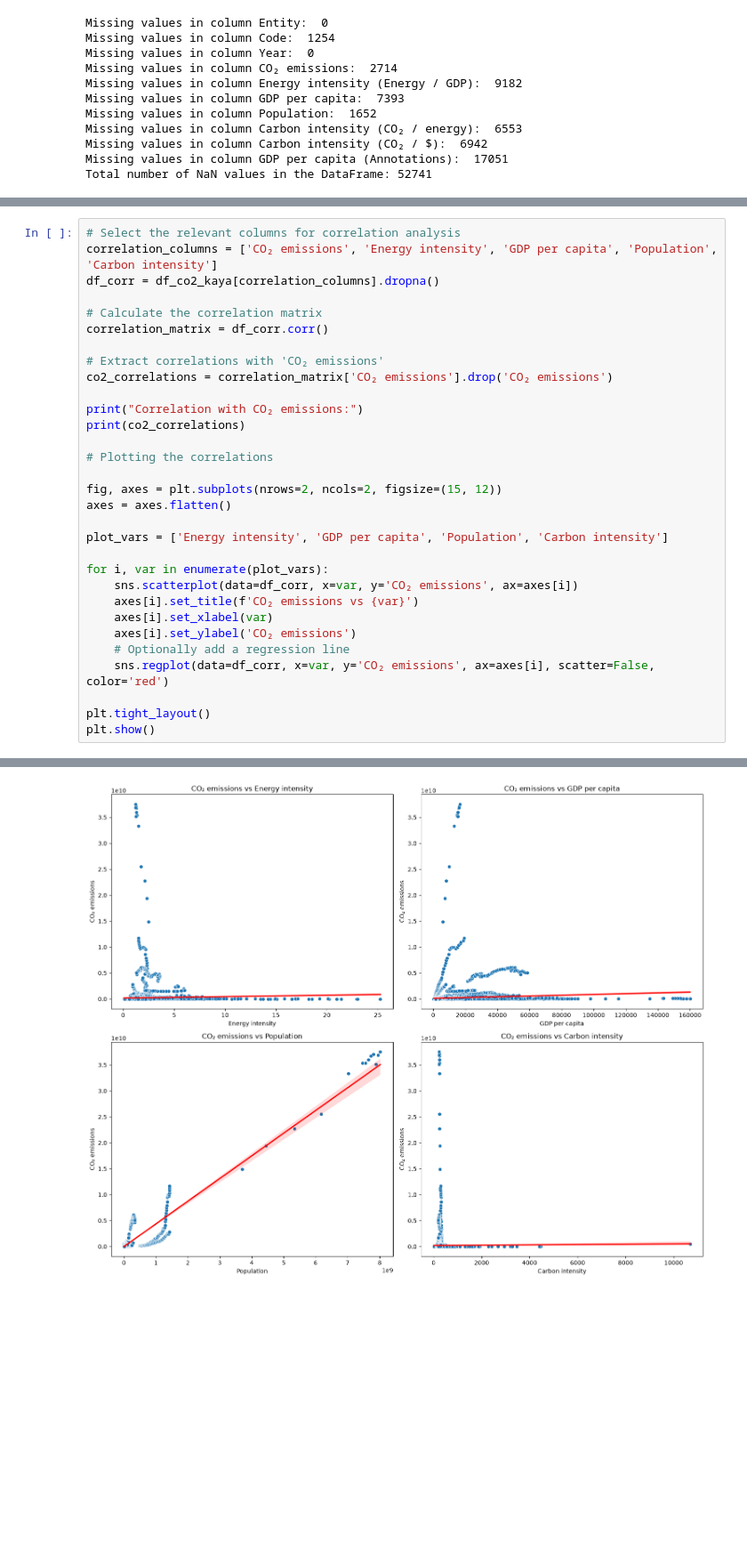
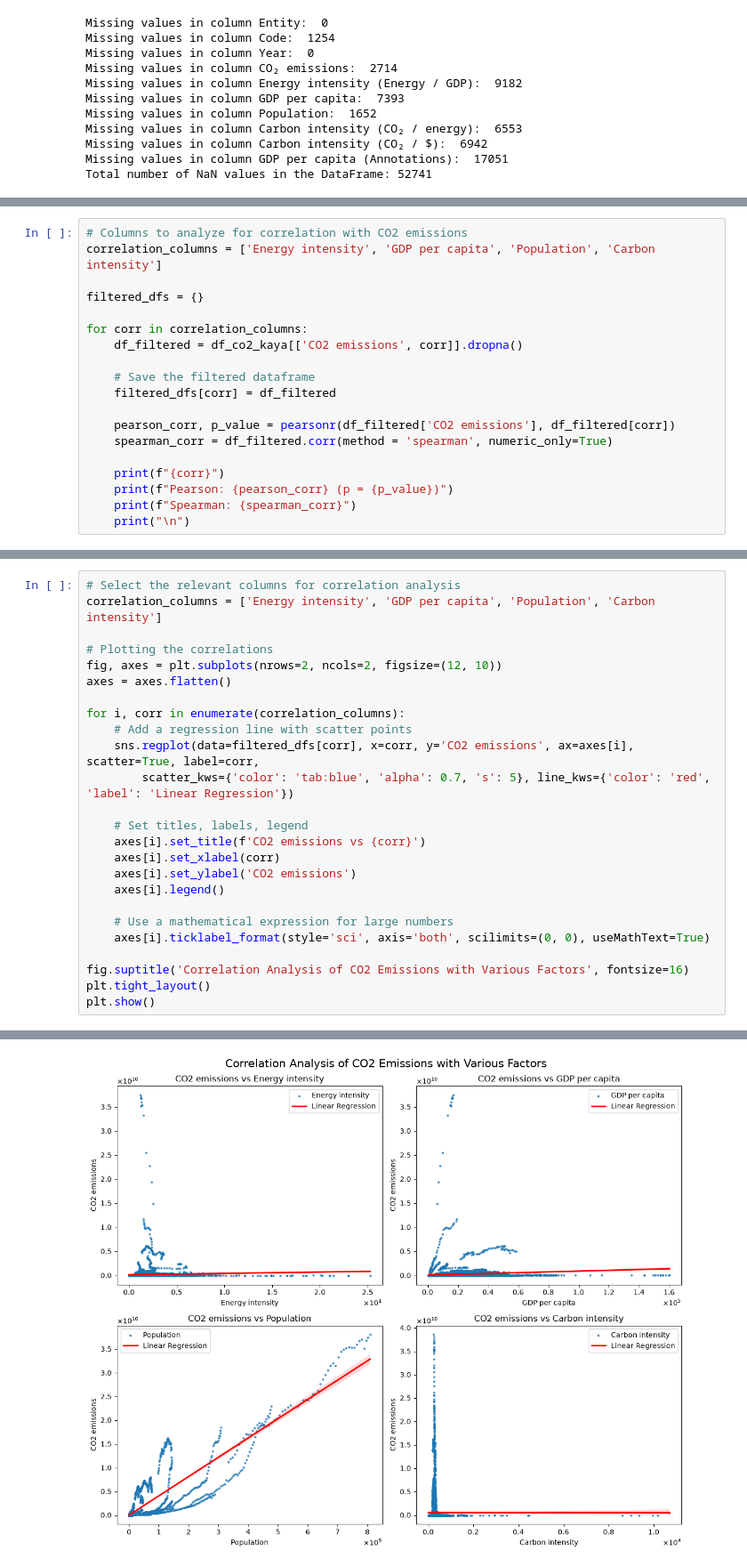
Before and after one commit to majavanput/co2-emissions, a Jupyter notebook: notebooks/q1-predictor-co2-output.ipynb, the cells around one changed output, grey strips where cells are left out. Shown at 89% size. Drawn from its saved outputs; the diff is of its cells as text; blank space fills up the shorter version.

```diff
--- a/notebooks/q1-predictor-co2-output.ipynb
+++ b/notebooks/q1-predictor-co2-output.ipynb
@@ -77,0 +80,19 @@ df_co2_kaya.head()
+# %%
+# Columns to analyze for correlation with CO2 emissions
+correlation_columns = ['Energy intensity', 'GDP per capita', 'Population', 'Carbon intensity']
+
+filtered_dfs = {}
+
+for corr in correlation_columns:
+    df_filtered = df_co2_kaya[['CO2 emissions', corr]].dropna()
+
+    # Save the filtered dataframe
+    filtered_dfs[corr] = df_filtered
+
+    pearson_corr, p_value = pearsonr(df_filtered['CO2 emissions'], df_filtered[corr])
+    spearman_corr = df_filtered.corr(method = 'spearman', numeric_only=True)
+
+    print(f"{corr}")
+    print(f"Pearson: {pearson_corr} (p = {p_value})")
+    print(f"Spearman: {spearman_corr}")
+    print("\n")
@@ -78,32 +117,26 @@ df_co2_kaya.head()
 # %%
 # Select the relevant columns for correlation analysis
-correlation_columns = ['CO₂ emissions', 'Energy intensity', 'GDP per capita', 'Population', 'Carbon intensity']
-df_corr = df_co2_kaya[correlation_columns].dropna()
-
-# Calculate the correlation matrix
-correlation_matrix = df_corr.corr()
-
-# Extract correlations with 'CO₂ emissions'
-co2_correlations = correlation_matrix['CO₂ emissions'].drop('CO₂ emissions')
-
-print("Correlation with CO₂ emissions:")
-print(co2_correlations)
+correlation_columns = ['Energy intensity', 'GDP per capita', 'Population', 'Carbon intensity']
 
 # Plotting the correlations
-
-fig, axes = plt.subplots(nrows=2, ncols=2, figsize=(15, 12))
+fig, axes = plt.subplots(nrows=2, ncols=2, figsize=(12, 10))
 axes = axes.flatten()
 
-plot_vars = ['Energy intensity', 'GDP per capita', 'Population', 'Carbon intensity']
+for i, corr in enumerate(correlation_columns):
+    # Add a regression line with scatter points
+    sns.regplot(data=filtered_dfs[corr], x=corr, y='CO2 emissions', ax=axes[i], scatter=True, label=corr,
+        scatter_kws={'color': 'tab:blue', 'alpha': 0.7, 's': 5}, line_kws={'color': 'red', 'label': 'Linear Regression'})
 
-for i, var in enumerate(plot_vars):
-    sns.scatterplot(data=df_corr, x=var, y='CO₂ emissions', ax=axes[i])
-    axes[i].set_title(f'CO₂ emissions vs {var}')
-    axes[i].set_xlabel(var)
-    axes[i].set_ylabel('CO₂ emissions')
-    # Optionally add a regression line
-    sns.regplot(data=df_corr, x=var, y='CO₂ emissions', ax=axes[i], scatter=False, color='red')
+    # Set titles, labels, legend
+    axes[i].set_title(f'CO2 emissions vs {corr}')
+    axes[i].set_xlabel(corr)
+    axes[i].set_ylabel('CO2 emissions')
+    axes[i].legend()
 
+    # Use a mathematical expression for large numbers
+    axes[i].ticklabel_format(style='sci', axis='both', scilimits=(0, 0), useMathText=True)
+
+fig.suptitle('Correlation Analysis of CO2 Emissions with Various Factors', fontsize=16)
 plt.tight_layout()
 plt.show()
 # %% [output]
@@ -116 +143 @@ Name: CO₂ emissions, dtype: float64
-[figure, old version]
+[figure, new version]
```
Also changed, not shown: parts of 7 cells of this notebook.
